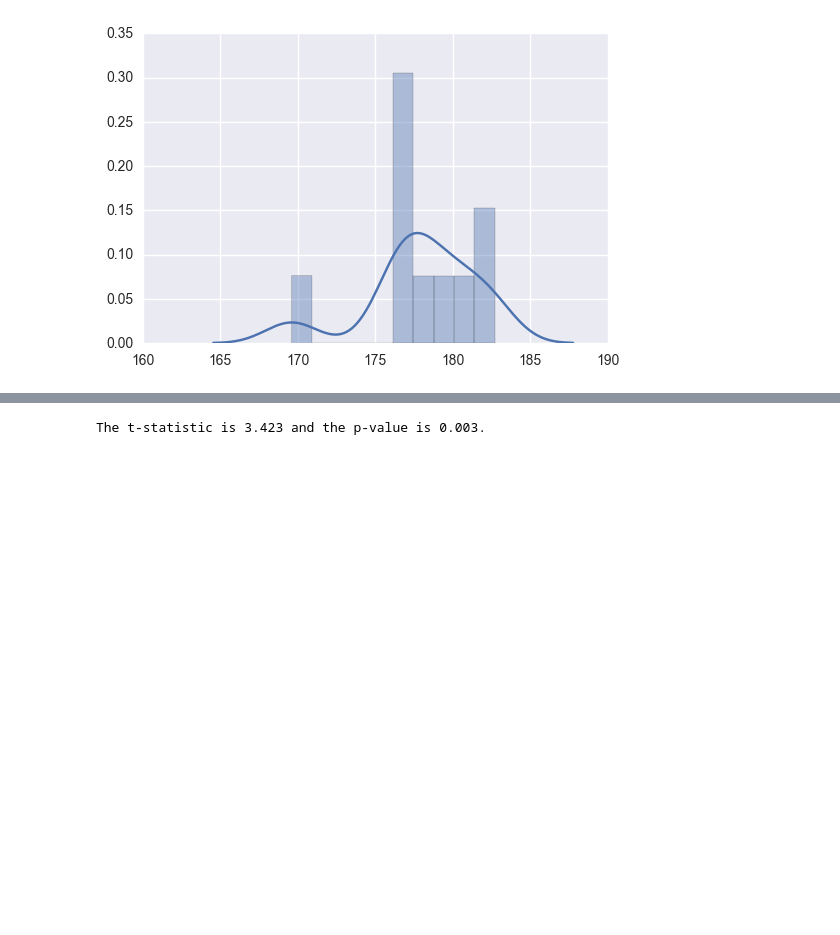
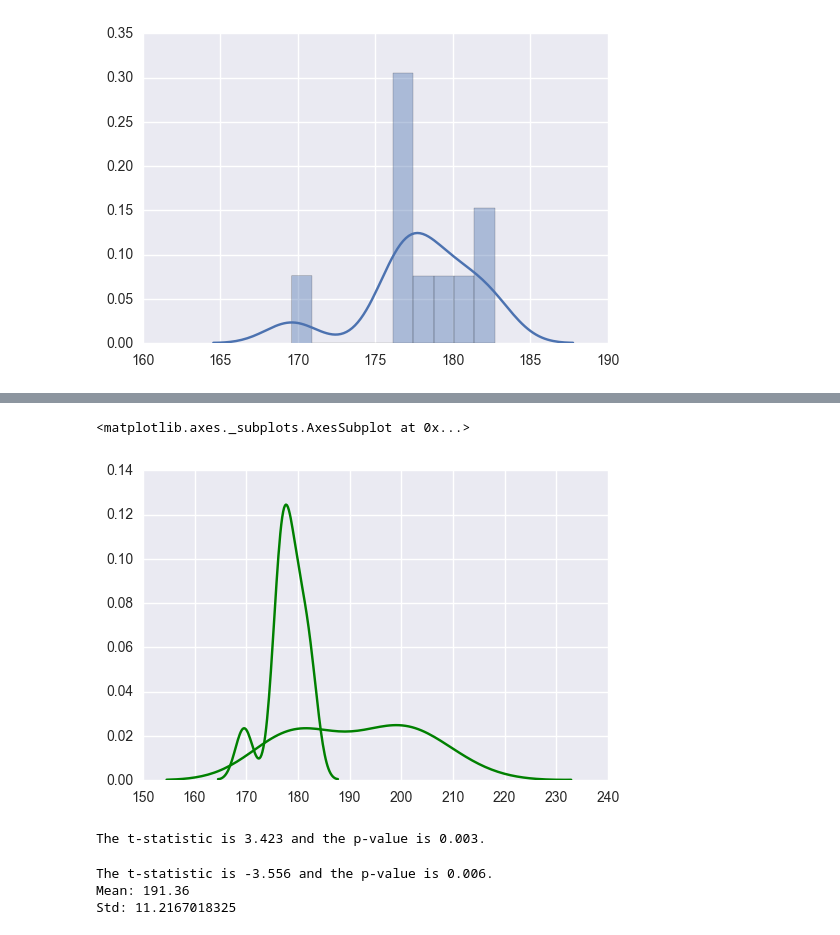
Before and after one commit to bkmaxime1/dsi-maximebouadoumou, a Jupyter notebook: week-02/3.3-lesson/code/Calculate test.ipynb, the cells around one changed output, grey strips where cells are left out. Saved outputs shown, nothing was run; the diff lists cells and outputs as text; code cells hidden in the pictures; blank space fills up the shorter version.

```diff
--- a/week-02/3.3-lesson/code/Calculate test.ipynb
+++ b/week-02/3.3-lesson/code/Calculate test.ipynb
@@ -30,5 +41,19 @@ The t-statistic is -3.423 and the p-value is 0.003.
+# %%
+sns.distplot(two_sample_data,hist=False, color ='green')
+sns.distplot(one_sample_data,hist=False, color ='green')
+# %% [output]
+<matplotlib.axes._subplots.AxesSubplot at 0x...>
+[figure, added]
 # %%
 two_sample = stats.ttest_ind(two_sample_data,one_sample_data)
 print "The t-statistic is %.3f and the p-value is %.3f." %two_sample
 # %% [output]
 The t-statistic is 3.423 and the p-value is 0.003.
+# %%
+two_sample = stats.ttest_rel(one_sample_data,two_sample_data)
+print "The t-statistic is %.3f and the p-value is %.3f." %two_sample
+print "Mean: {}\nStd: {}".format(np.mean(two_sample_data),np.std(two_sample_data))
+# %% [output]
+The t-statistic is -3.556 and the p-value is 0.006.
+Mean: 191.36
+Std: 11.2167018325
```
Also changed, not shown: parts of 3 cells of this notebook, 1 other file.
